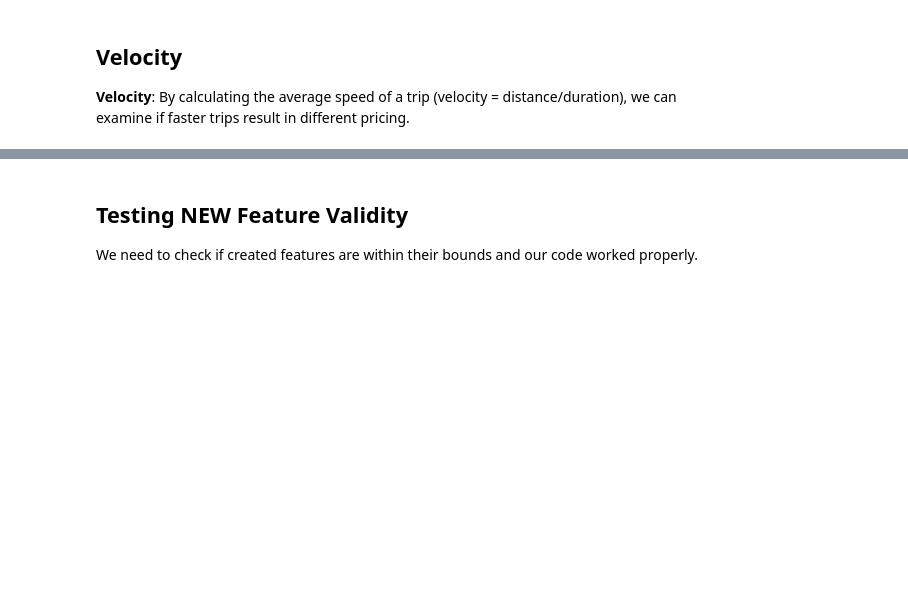
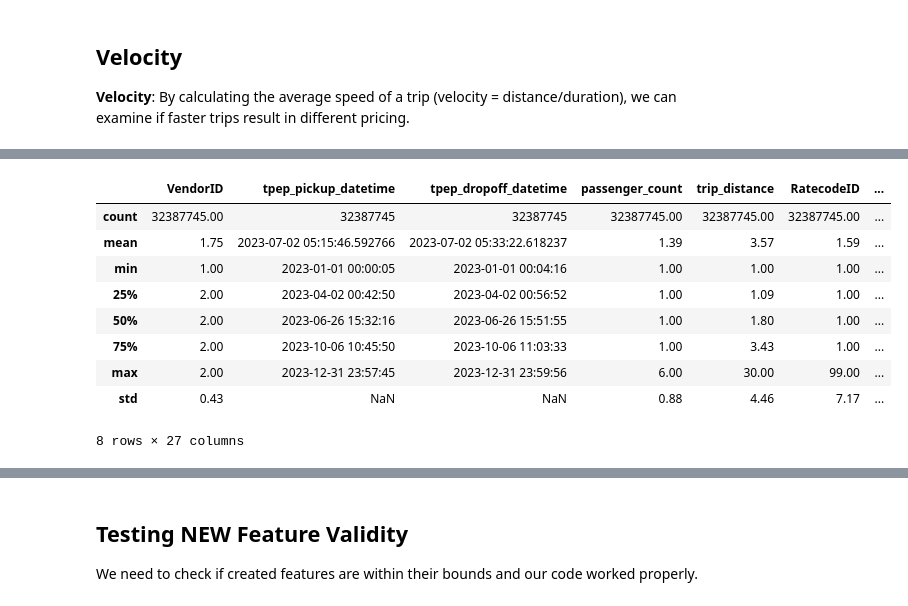
Before and after one commit to doli99/Advanced_Data_Analytics_Advanced_Programming_UNIL_MsCM_BA_Mariam_Dolidze_2024, a Jupyter notebook: FEATURE_ENGINEERING.ipynb, the cells around one changed output, grey strips where cells are left out. Cells and saved outputs as stored; diff of their text form; code cells hidden in the pictures; blank space fills up the shorter version.

```diff
--- a/FEATURE_ENGINEERING.ipynb
+++ b/FEATURE_ENGINEERING.ipynb
@@ -269,0 +687,10 @@ df['speed_mph'].fillna(0, inplace=True)  # Optionally set to zero or another pla
+# %%
+# Define a realistic maximum speed
+max_realistic_speed = 100  # mph
+
+# Filter the DataFrame to remove highly unrealistic speeds
+cleaned_df = df[df['speed_mph'] <= max_realistic_speed]
+
+# Optionally, inspect the data points with extreme speeds before removing them
+extreme_speeds = df[df['speed_mph'] > max_realistic_speed]
+print(extreme_speeds[['tpep_pickup_datetime', 'tpep_dropoff_datetime', 'trip_distance', 'trip_duration', 'speed_mph']])
@@ -269,0 +729,13 @@ df['speed_mph'].fillna(0, inplace=True)  # Optionally set to zero or another pla
+# %%
+cleaned_df.describe()
+# %% [output]
+|  | VendorID | tpep_pickup_datetime | tpep_dropoff_datetime | passenger_count | trip_distance | RatecodeID | ... |
+| count | 32387745.00 | 32387745 | 32387745 | 32387745.00 | 32387745.00 | 32387745.00 | ... |
+| mean | 1.75 | 2023-07-02 05:15:46.592766 | 2023-07-02 05:33:22.618237 | 1.39 | 3.57 | 1.59 | ... |
+| min | 1.00 | 2023-01-01 00:00:05 | 2023-01-01 00:04:16 | 1.00 | 1.00 | 1.00 | ... |
+| 25% | 2.00 | 2023-04-02 00:42:50 | 2023-04-02 00:56:52 | 1.00 | 1.09 | 1.00 | ... |
+| 50% | 2.00 | 2023-06-26 15:32:16 | 2023-06-26 15:51:55 | 1.00 | 1.80 | 1.00 | ... |
+| 75% | 2.00 | 2023-10-06 10:45:50 | 2023-10-06 11:03:33 | 1.00 | 3.43 | 1.00 | ... |
+| max | 2.00 | 2023-12-31 23:57:45 | 2023-12-31 23:59:56 | 6.00 | 30.00 | 99.00 | ... |
+| std | 0.43 | NaN | NaN | 0.88 | 4.46 | 7.17 | ... |
+8 rows × 27 columns
```
Also changed, not shown: parts of 87 cells of this notebook.
